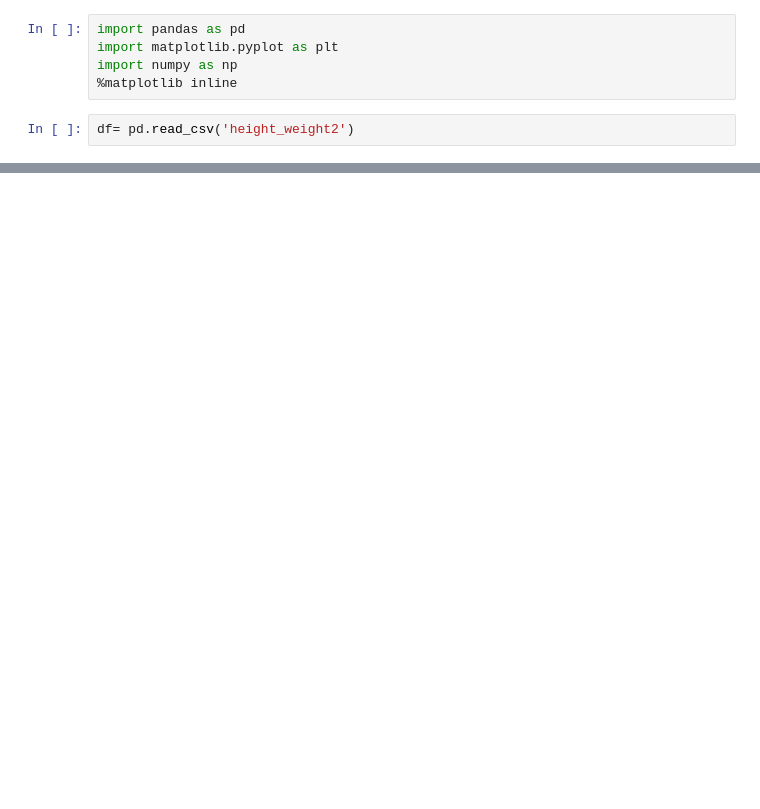
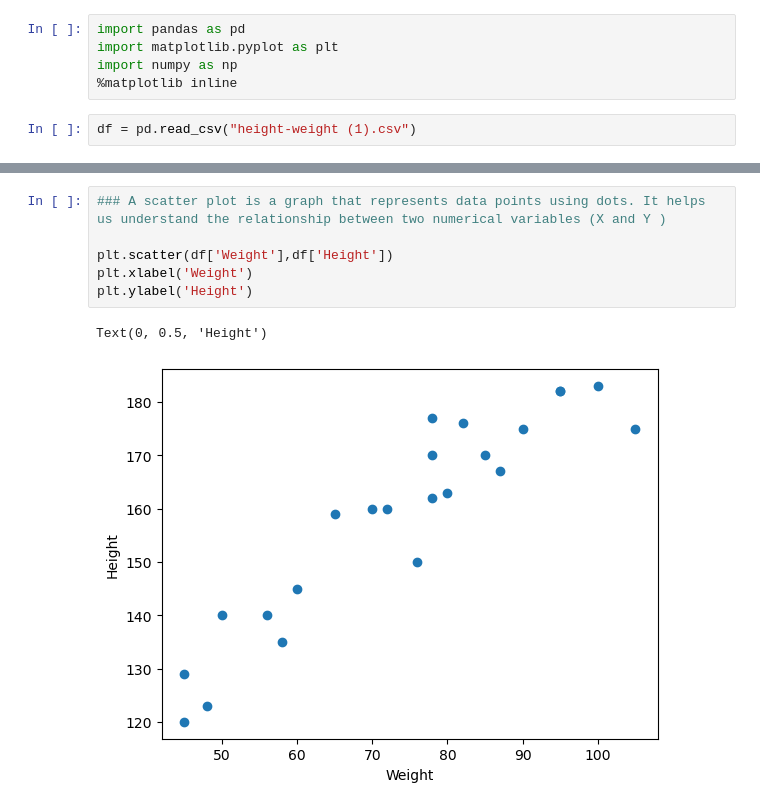
Before and after one commit to nitish-mandal/Data-Science-With-Python, a Jupyter notebook: practical_simple_linear_regression/SLR.ipynb, the cells around one changed output, grey strips where cells are left out. Saved outputs shown, nothing was run; the diff lists cells and outputs as text; blank space fills up the shorter version.

```diff
--- a/practical_simple_linear_regression/SLR.ipynb
+++ b/practical_simple_linear_regression/SLR.ipynb
@@ -4,4 +4,4 @@ import matplotlib.pyplot as plt
 import numpy as np
 %matplotlib inline
 # %%
-df= pd.read_csv('height_weight2')
+df = pd.read_csv("height-weight (1).csv")
@@ -9,0 +17,9 @@ FileNotFoundError: [Errno 2] No such file or directory: 'height_weight2'
+# %%
+### A scatter plot is a graph that represents data points using dots. It helps us understand the relationship between two numerical variables (X and Y )
+
+plt.scatter(df['Weight'],df['Height'])
+plt.xlabel('Weight')
+plt.ylabel('Height')
+# %% [output]
+Text(0, 0.5, 'Height')
+[figure, added]
```
Also changed, not shown: parts of 27 cells of this notebook, 2 other files.
